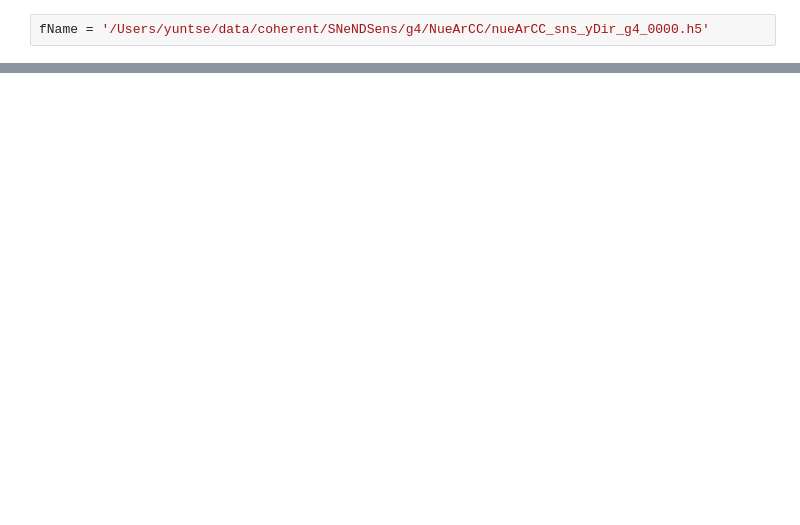
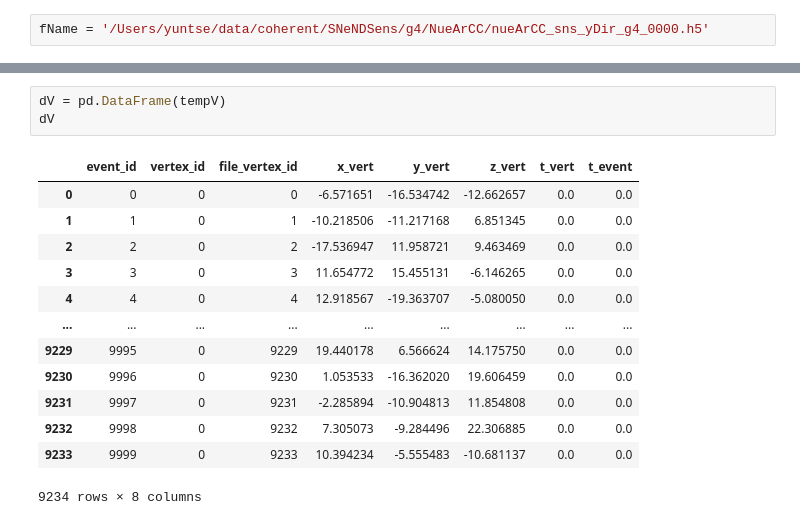
Before and after one commit to yuntsebaryon/SNeNDSens, a Jupyter notebook: MCProd/g4/readH5.ipynb, the cells around one changed output, grey strips where cells are left out. Drawn from its saved outputs; the diff is of its cells as text; blank space fills up the shorter version.

```diff
--- a/MCProd/g4/readH5.ipynb
+++ b/MCProd/g4/readH5.ipynb
@@ -16,0 +78,17 @@ with h5py.File(fName, 'r') as f:
+# %%
+dV = pd.DataFrame(tempV)
+dV
+# %% [output]
+|  | event_id | vertex_id | file_vertex_id | x_vert | y_vert | z_vert | t_vert | t_event |
+| 0 | 0 | 0 | 0 | -6.571651 | -16.534742 | -12.662657 | 0.0 | 0.0 |
+| 1 | 1 | 0 | 1 | -10.218506 | -11.217168 | 6.851345 | 0.0 | 0.0 |
+| 2 | 2 | 0 | 2 | -17.536947 | 11.958721 | 9.463469 | 0.0 | 0.0 |
+| 3 | 3 | 0 | 3 | 11.654772 | 15.455131 | -6.146265 | 0.0 | 0.0 |
+| 4 | 4 | 0 | 4 | 12.918567 | -19.363707 | -5.080050 | 0.0 | 0.0 |
+| ... | ... | ... | ... | ... | ... | ... | ... | ... |
+| 9229 | 9995 | 0 | 9229 | 19.440178 | 6.566624 | 14.175750 | 0.0 | 0.0 |
+| 9230 | 9996 | 0 | 9230 | 1.053533 | -16.362020 | 19.606459 | 0.0 | 0.0 |
+| 9231 | 9997 | 0 | 9231 | -2.285894 | -10.904813 | 11.854808 | 0.0 | 0.0 |
+| 9232 | 9998 | 0 | 9232 | 7.305073 | -9.284496 | 22.306885 | 0.0 | 0.0 |
+| 9233 | 9999 | 0 | 9233 | 10.394234 | -5.555483 | -10.681137 | 0.0 | 0.0 |
+9234 rows × 8 columns
```
Also changed, not shown: parts of 10 cells of this notebook, 1 other file.
